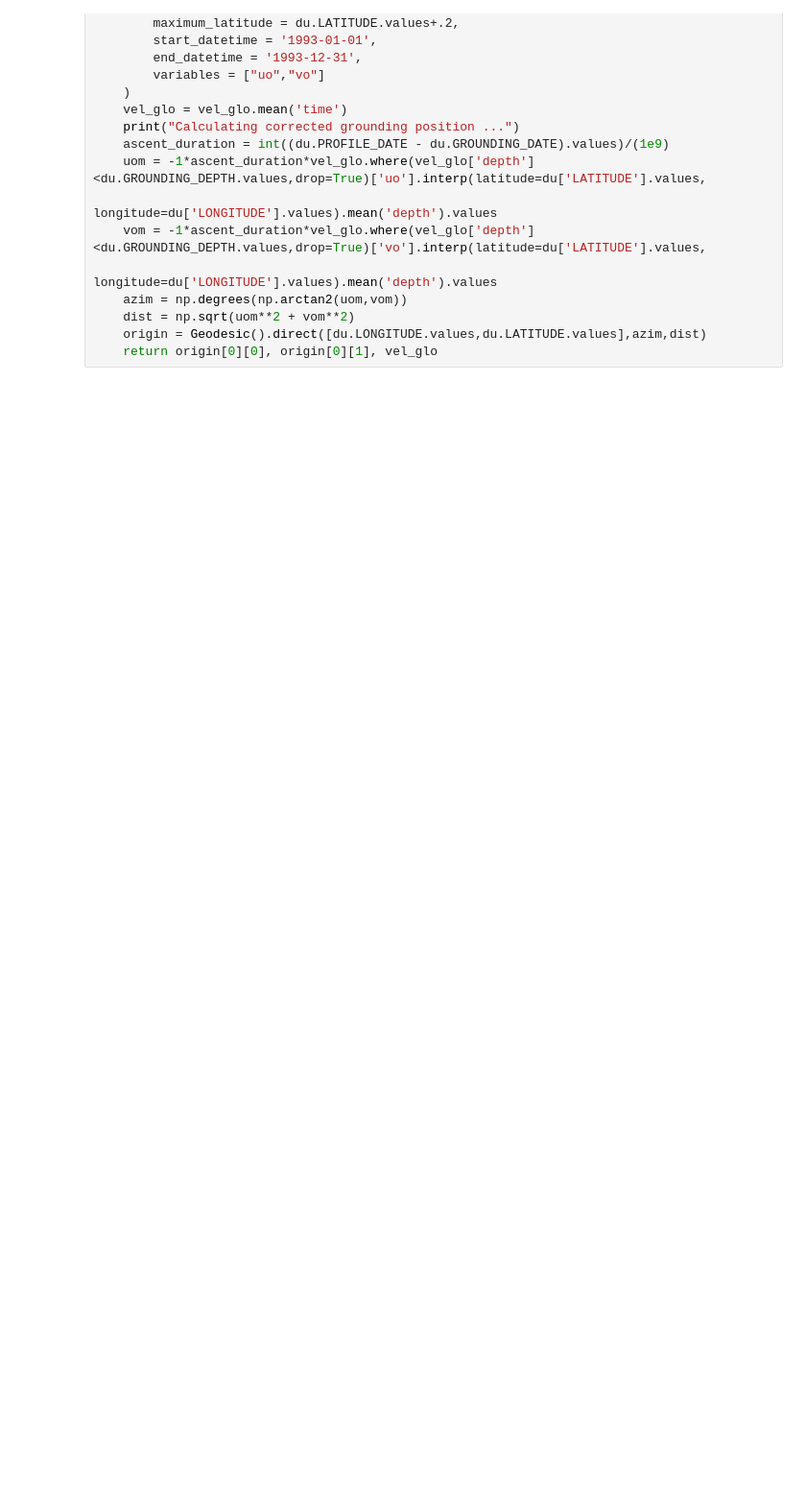
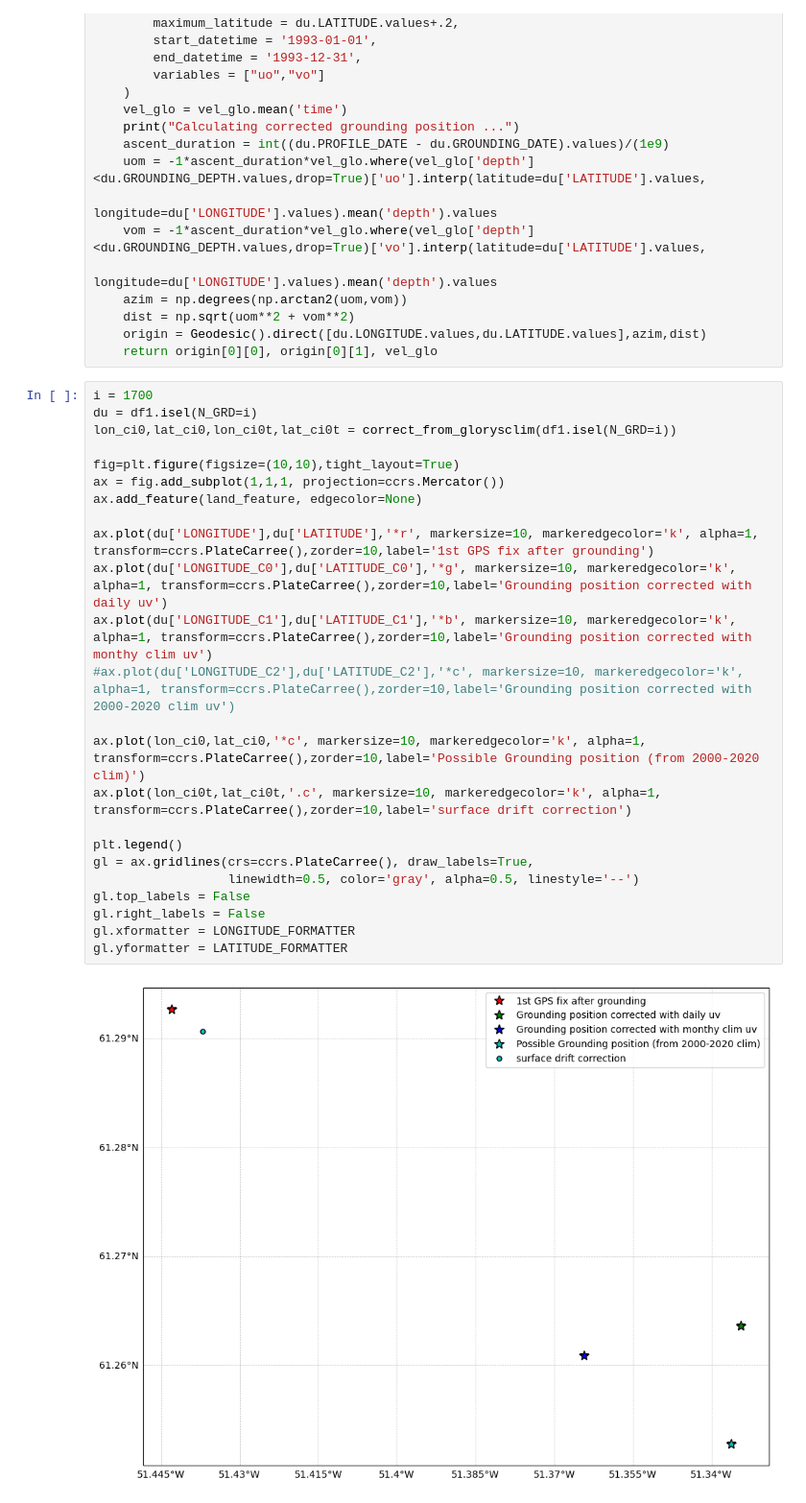
Before and after one commit to quai20/argobathy, a Jupyter notebook: deep/add_clim_positions.ipynb, the cells around one changed output. Shown: that part at 96% size. Cells and saved outputs as stored; diff of their text form; blank space fills up the shorter version.

```diff
--- a/deep/add_clim_positions.ipynb
+++ b/deep/add_clim_positions.ipynb
@@ -94,4 +173,30 @@ def get_coords_corrected_cli(du):
     dist = np.sqrt(uom**2 + vom**2)
     origin = Geodesic().direct([du.LONGITUDE.values,du.LATITUDE.values],azim,dist)
     return origin[0][0], origin[0][1], vel_glo
+# %%
+i = 1700
+du = df1.isel(N_GRD=i)
+lon_ci0,lat_ci0,lon_ci0t,lat_ci0t = correct_from_glorysclim(df1.isel(N_GRD=i))
+
+fig=plt.figure(figsize=(10,10),tight_layout=True)
+ax = fig.add_subplot(1,1,1, projection=ccrs.Mercator())
+ax.add_feature(land_feature, edgecolor=None)
+
+ax.plot(du['LONGITUDE'],du['LATITUDE'],'*r', markersize=10, markeredgecolor='k', alpha=1, transform=ccrs.PlateCarree(),zorder=10,label='1st GPS fix after grounding')
+ax.plot(du['LONGITUDE_C0'],du['LATITUDE_C0'],'*g', markersize=10, markeredgecolor='k', alpha=1, transform=ccrs.PlateCarree(),zorder=10,label='Grounding position corrected with daily uv')
+ax.plot(du['LONGITUDE_C1'],du['LATITUDE_C1'],'*b', markersize=10, markeredgecolor='k', alpha=1, transform=ccrs.PlateCarree(),zorder=10,label='Grounding position corrected with monthy clim uv')
+#ax.plot(du['LONGITUDE_C2'],du['LATITUDE_C2'],'*c', markersize=10, markeredgecolor='k', alpha=1, transform=ccrs.PlateCarree(),zorder=10,label='Grounding position corrected with 2000-2020 clim uv')
+
+ax.plot(lon_ci0,lat_ci0,'*c', markersize=10, markeredgecolor='k', alpha=1, transform=ccrs.PlateCarree(),zorder=10,label='Possible Grounding position (from 2000-2020 clim)')
+ax.plot(lon_ci0t,lat_ci0t,'.c', markersize=10, markeredgecolor='k', alpha=1, transform=ccrs.PlateCarree(),zorder=10,label='surface drift correction')
+
+plt.legend()
+gl = ax.gridlines(crs=ccrs.PlateCarree(), draw_labels=True,
+                  linewidth=0.5, color='gray', alpha=0.5, linestyle='--')
+gl.top_labels = False
+gl.right_labels = False
+gl.xformatter = LONGITUDE_FORMATTER
+gl.yformatter = LATITUDE_FORMATTER
+# %% [output]
+[figure, added]
 # %%
```
Also changed, not shown: parts of 10 cells of this notebook, 7 other files.
